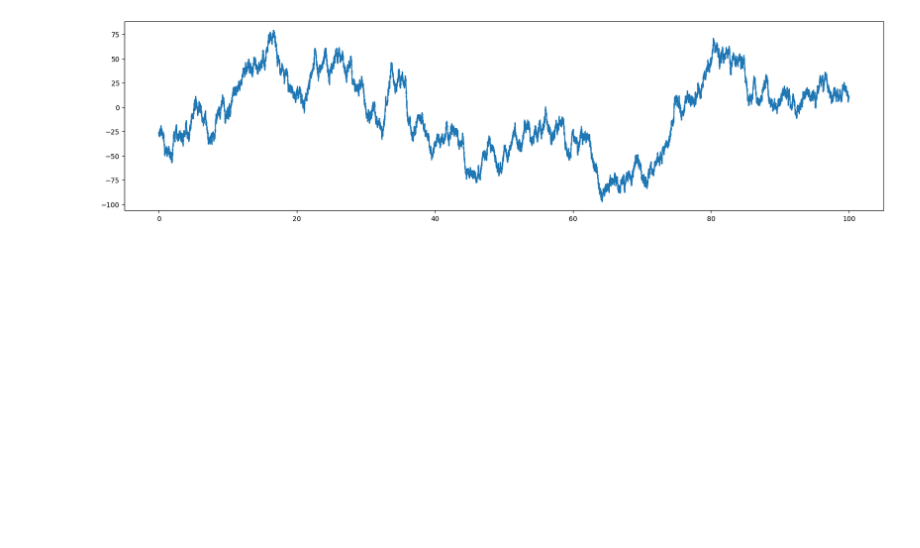
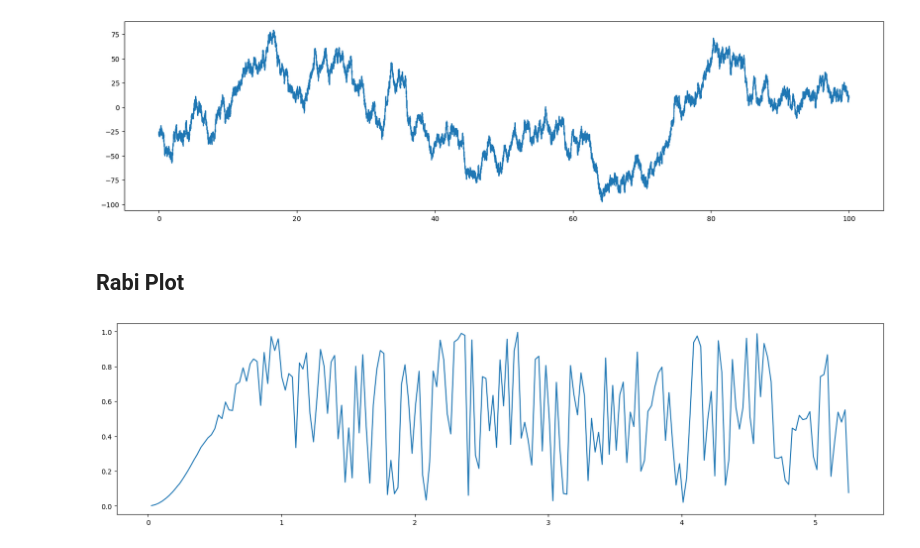
Before and after one commit to Slippery-Chickenz/qipQubitSimTools, a Jupyter notebook: example.ipynb, the cells around one changed output. Saved outputs shown, nothing was run; the diff lists cells and outputs as text; code cells hidden in the pictures; blank space fills up the shorter version.

```diff
--- a/example.ipynb
+++ b/example.ipynb
@@ -131,3 +131,18 @@ plt.show()
 [figure]
 # %%
 f.close()
+# %% [markdown]
+## Rabi Plot
+# %%
+f = h5py.File("rabi_results.h5")
+results = f["results"]
+durations = f["parameters"]["circuit_Constant_0_duration"]
+# %%
+assert(isinstance(results, h5py.Dataset))
+assert(isinstance(durations, h5py.Dataset))
+
+fig, ax = plt.subplots(figsize = (20, 5))
+ax.plot(durations[:], results[:])
+plt.show()
+# %% [output]
+[figure, added]
```
Also changed, not shown: parts of 1 cell of this notebook, 30 other files.
